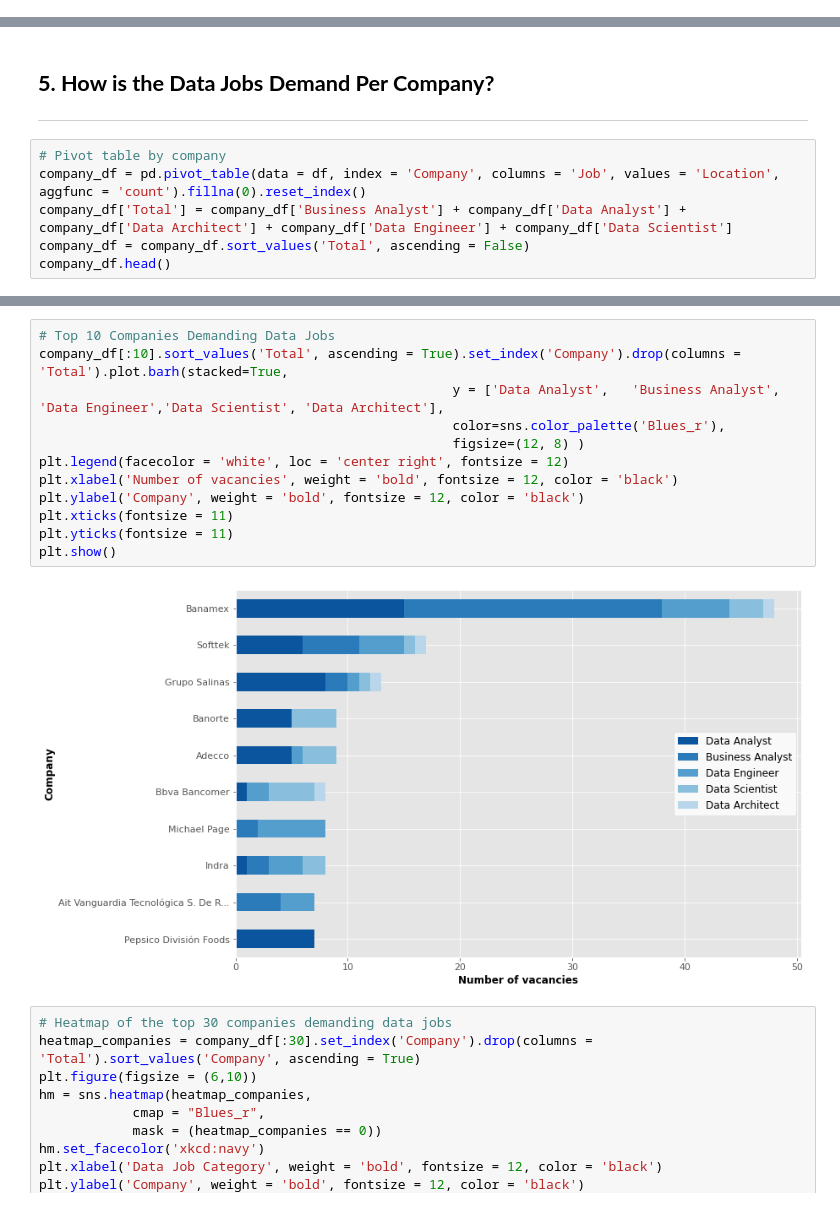
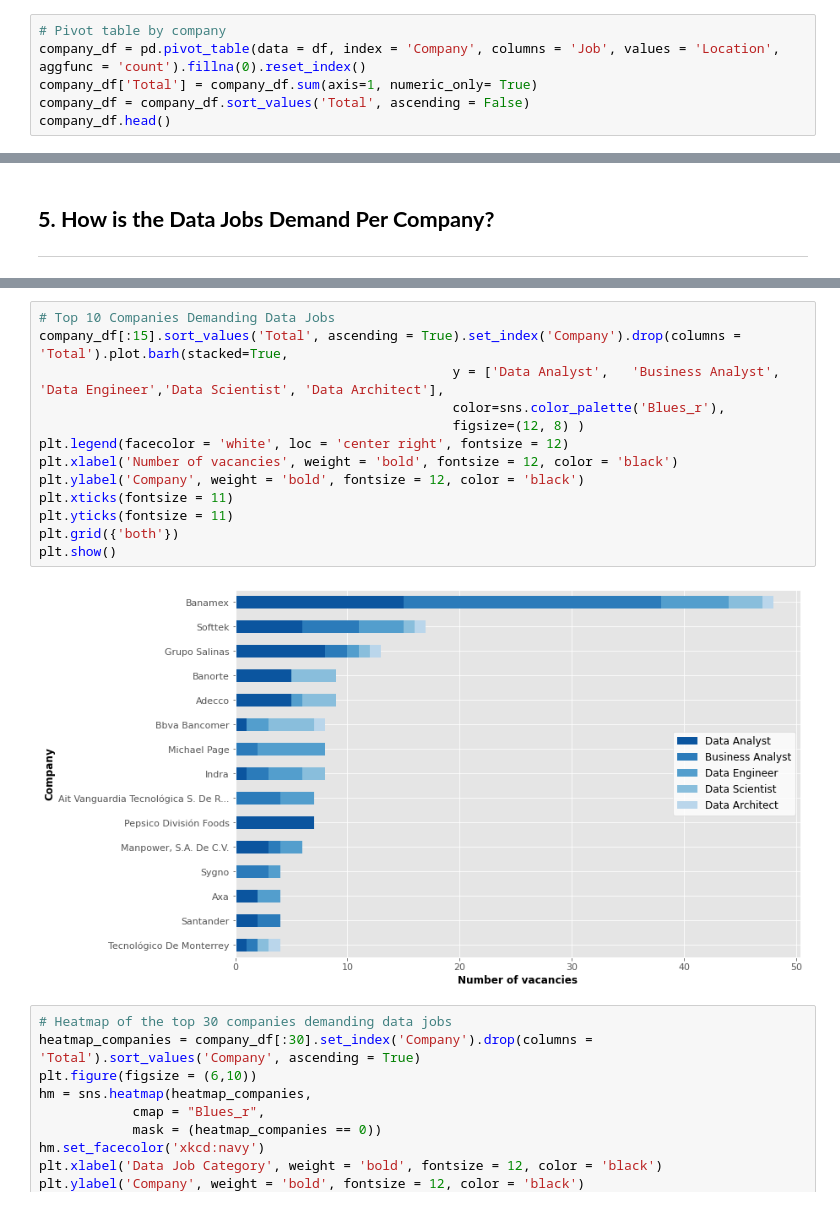
Before and after one commit to DanielEduardoLopez/DataJobsMX2022, a Jupyter notebook: 3-DataAnalysisViz.ipynb, the cells around one changed output, grey strips where cells are left out. Cells and saved outputs as stored; diff of their text form.

```diff
--- a/3-DataAnalysisViz.ipynb
+++ b/3-DataAnalysisViz.ipynb
@@ -389,3 +374,9 @@ Moreover, it is noteworthy that the **Data Analyst** position is the one most de
 # %% [markdown]
 ## **4. What are the Companies Demanding More Data Jobs?**
 ___
+# %%
+# Pivot table by company
+company_df = pd.pivot_table(data = df, index = 'Company', columns = 'Job', values = 'Location', aggfunc = 'count').fillna(0).reset_index()
+company_df['Total'] = company_df.sum(axis=1, numeric_only= True)
+company_df = company_df.sort_values('Total', ascending = False)
+company_df.head()
@@ -392,9 +410,3 @@ ___
 # %% [markdown]
 ## **5. How is the Data Jobs Demand Per Company?**
 ___
-# %%
-# Pivot table by company
-company_df = pd.pivot_table(data = df, index = 'Company', columns = 'Job', values = 'Location', aggfunc = 'count').fillna(0).reset_index()
-company_df['Total'] = company_df['Business Analyst'] + company_df['Data Analyst'] + company_df['Data Architect'] + company_df['Data Engineer'] + company_df['Data Scientist']
-company_df = company_df.sort_values('Total', ascending = False)
-company_df.head()
@@ -408,17 +413,18 @@ company_df.head()
 # %%
 # Top 10 Companies Demanding Data Jobs
-company_df[:10].sort_values('Total', ascending = True).set_index('Company').drop(columns = 'Total').plot.barh(stacked=True,
+company_df[:15].sort_values('Total', ascending = True).set_index('Company').drop(columns = 'Total').plot.barh(stacked=True,
                                                      y = ['Data Analyst',	'Business Analyst',	'Data Engineer','Data Scientist', 'Data Architect'],
                                                      color=sns.color_palette('Blues_r'),
                                                      figsize=(12, 8) )
 plt.legend(facecolor = 'white', loc = 'center right', fontsize = 12)
 plt.xlabel('Number of vacancies', weight = 'bold', fontsize = 12, color = 'black')
 plt.ylabel('Company', weight = 'bold', fontsize = 12, color = 'black')
 plt.xticks(fontsize = 11)
 plt.yticks(fontsize = 11)
+plt.grid({'both'})
 plt.show()
 # %% [output]
-[figure, old version]
+[figure, new version]
 # %%
 # Heatmap of the top 30 companies demanding data jobs
 heatmap_companies = company_df[:30].set_index('Company').drop(columns = 'Total').sort_values('Company', ascending = True)
```
Also changed, not shown: parts of 36 cells of this notebook.
